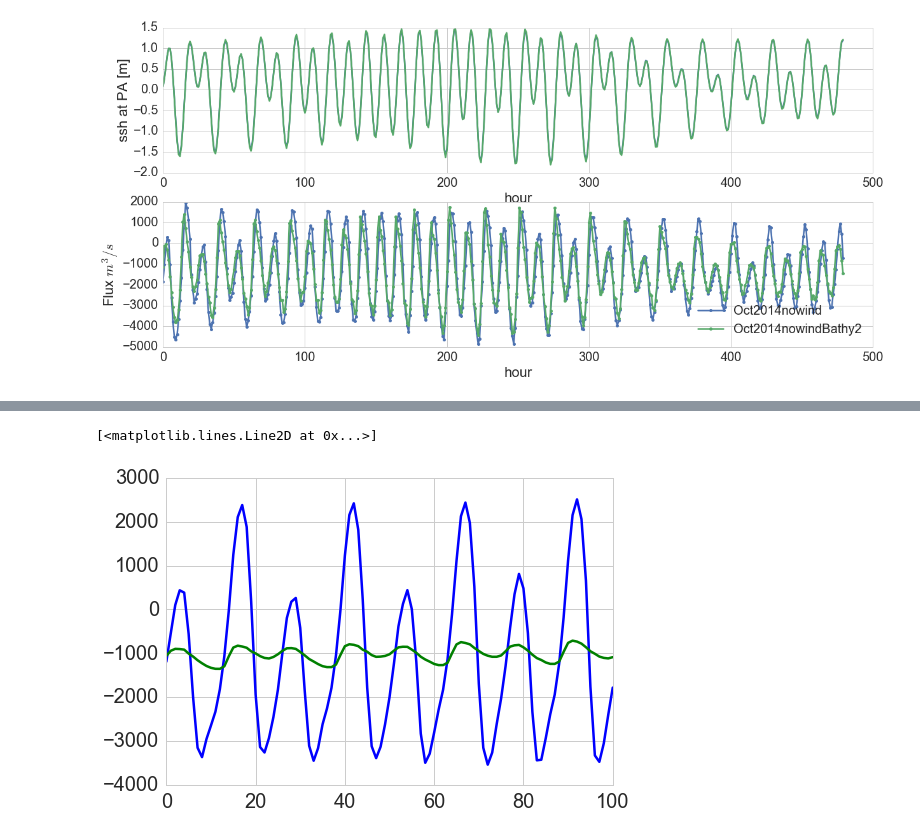
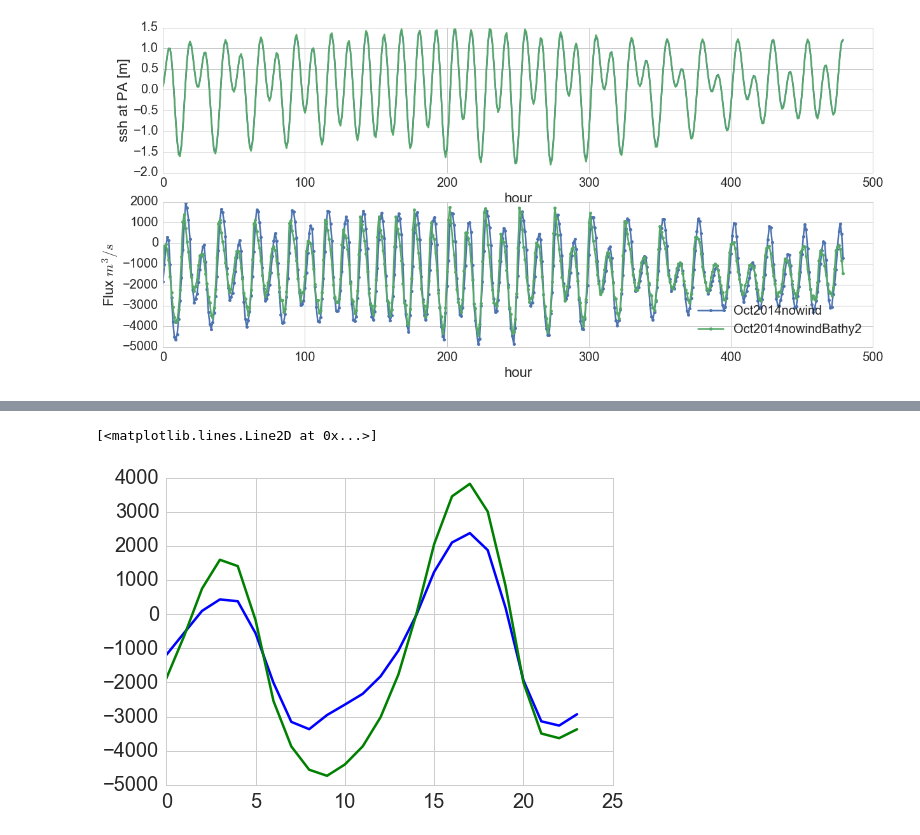
Before and after one commit to SalishSeaCast/analysis-jie, a Jupyter notebook: jie/surface_current/DiffBathy2&6.ipynb, the cells around one changed output, grey strips where cells are left out. Drawn from its saved outputs; the diff is of its cells as text; code cells hidden in the pictures.

```diff
--- a/jie/surface_current/DiffBathy2&6.ipynb
+++ b/jie/surface_current/DiffBathy2&6.ipynb
@@ -297,2 +386,2 @@ plot_series_transport(S,U,V,ssh,lon,lat,depU,depV,'4',0,479,30,fresh_flag='fresh
 # %%
-trans,trans_surf,trans_to=transport_calculate(S,U,V,ssh,lon,lat,depU,depV,'8',0,200,30,fresh_flag='None')
+trans,trans_surf,trans_to=transport_calculate(S,U,V,ssh,lon,lat,depU,depV,'8',0,719,30,fresh_flag='None')
@@ -306,7 +403,6 @@ plt.plot(np.nansum(np.nansum(trans['Oct2014nowindBathy2'][0:201,0:5,:],axis = 1)
 # %%
-## freshwater flux
-plt.plot(np.nansum(np.nansum(trans['Oct2014nowind'][0:101,0:5,:],axis = 1),axis = 1),'b')
-plt.plot(np.nansum(np.nansum(trans['Oct2014nowindBathy2'][0:101,0:5,:],axis = 1),axis = 1),'g')
+plt.plot(np.nansum(np.nansum(trans['Oct2014nowind'][0:24,0:5,:],axis = 1),axis = 1),'b')
+plt.plot(np.nansum(np.nansum(trans['Oct2014nowind'][0:24,:,:],axis = 1),axis = 1),'g')
 # %% [output]
 [<matplotlib.lines.Line2D at 0x...>]
-[figure, old version]
+[figure, new version]
```
Also changed, not shown: parts of 20 cells of this notebook.
